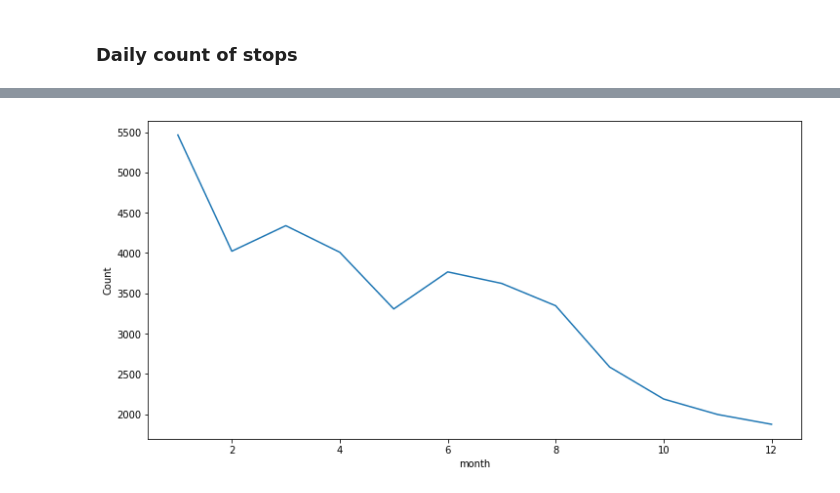
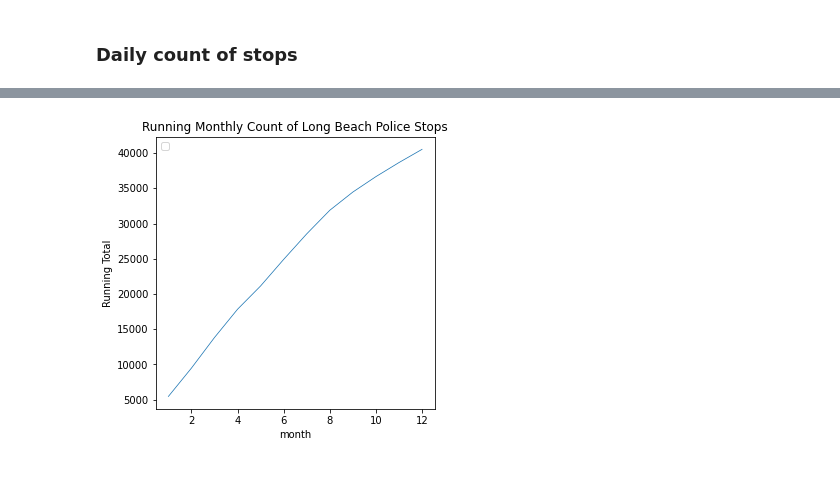
Before and after one commit to tsamba120/Long-Beach-Policing-Analysis, a Jupyter notebook: notebooks/lbpd_eda.ipynb, the cells around one changed output, grey strips where cells are left out. Cells and saved outputs as stored; diff of their text form; code cells hidden in the pictures.

```diff
--- a/notebooks/lbpd_eda.ipynb
+++ b/notebooks/lbpd_eda.ipynb
@@ -51,7 +54,6 @@ lb_census = pd.read_csv('/Users/terencerustia/Documents/Data Science/Long Beach
 # %%
-plt.style.use('fivethirtyeight')
 fig, ax = plt.subplots(figsize=(6,6))
-g = sns.barplot(x='total_stops', y='race', data=stop_sums, palette='Accent_r')
+g = sns.barplot(x='total_stops', y='race', data=stop_sums, palette='Accent')
 g.set_ylabel('')
 g.set_xlabel('Total Stops', fontsize=12)
 g.set_title('Number of LBPD Stops by Race')
@@ -109,8 +111,7 @@ stops_per_thousand                                            3025.2
 dtype: object
 # %%
-plt.style.use('fivethirtyeight')
 fig, ax = plt.subplots(figsize=(6,6))
-g = sns.barplot(x='stops_per_thousand', y='race', data=stop_sums_pop, palette='Accent')
+g = sns.barplot(x='perThou', y='race', data=stop_sums_pop, palette='Accent')
 g.set_ylabel('')
 g.set_xlabel('Total Stops', fontsize=12)
 g.set_title('Number of LBPD Stops by Race Per Thousand')
@@ -335,0 +439,5 @@ sns.countplot(y='timeOfDay', data=staging_df, hue='perceivedRace')
+# %%
+# Running Daily Total
+running_count_df = daily_count_df.set_index('stopDate').cumsum()
+running_count_df.rename(columns={'Count':'Running Total'}, inplace=True)
+running_count_df.head()
@@ -346,0 +522,5 @@ monthly_count = monthly_count.groupby('month').sum()
+# %%
+# Running Monthly Total
+running_monthly = monthly_count.cumsum()
+running_monthly.rename(columns={'Count':'Running Total'}, inplace=True)
+running_monthly
@@ -347,5 +542,7 @@ monthly_count = monthly_count.groupby('month').sum()
 # %%
-fig, ax = plt.subplots(figsize=(12,6))
-g = sns.lineplot(x=monthly_count.index, y='Count', data=monthly_count)
+fig, ax = plt.subplots(figsize=(5,5))
+g = sns.lineplot(x=running_monthly.index, y='Running Total', data=running_monthly, size=0.75)
+g.set_title('Running Monthly Count of Long Beach Police Stops')
+plt.legend('');
 # %% [output]
-[figure, old version]
+[figure, new version]
```
Also changed, not shown: parts of 36 cells of this notebook.
